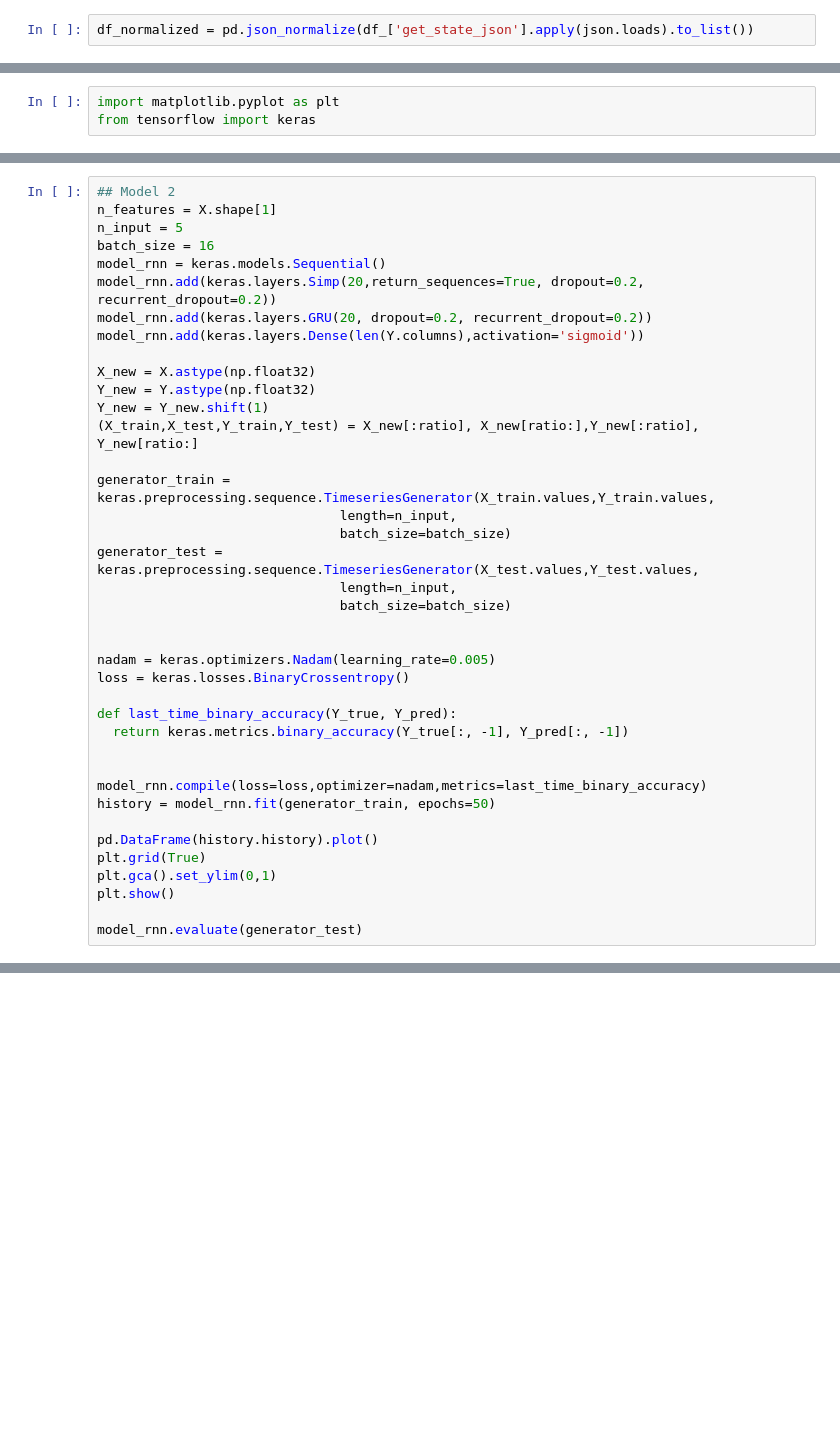
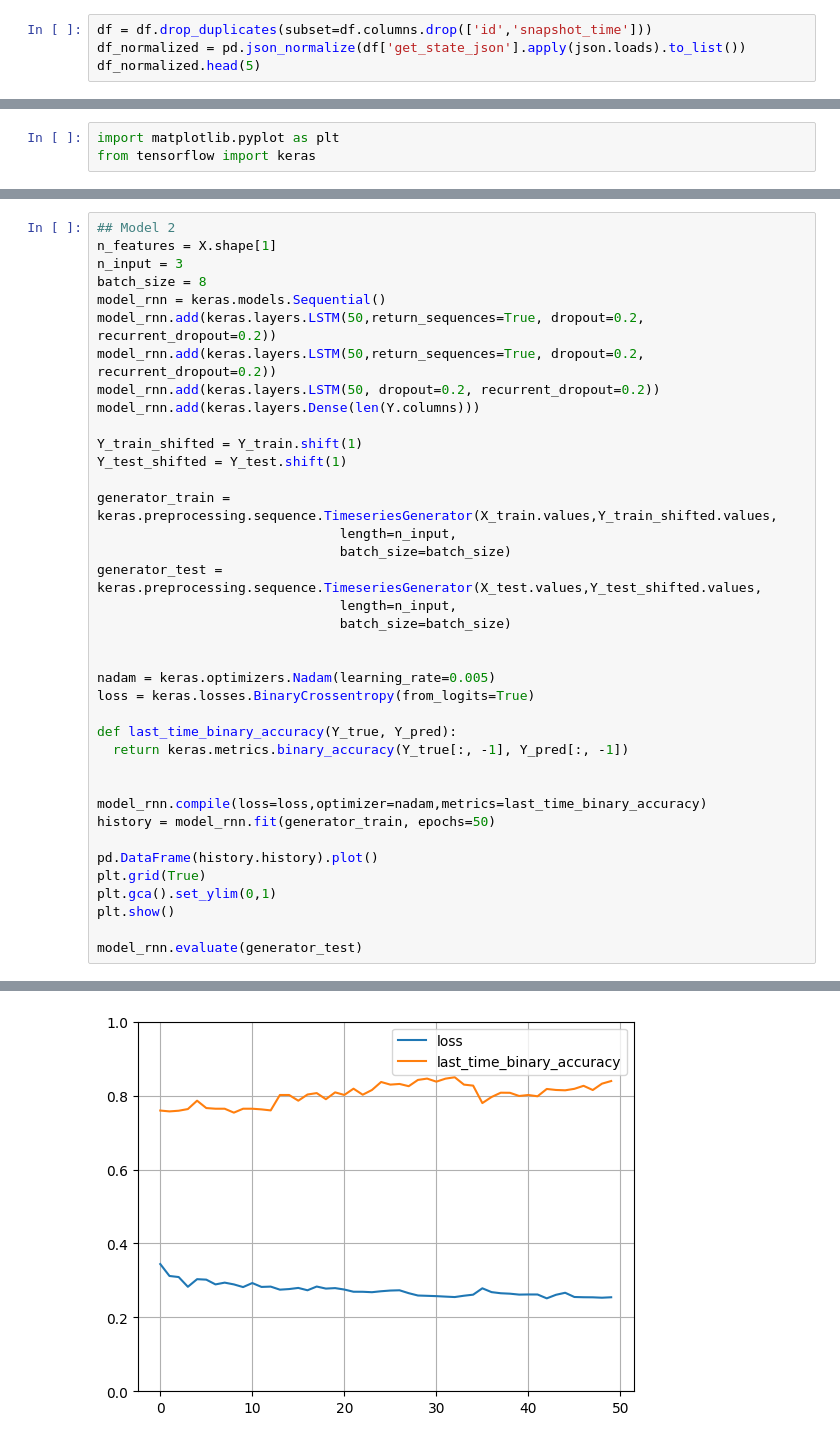
Before and after one commit to lcmchris/thesillyhome-container, a Jupyter notebook: thesillyhome_src/exploratory_data/exploratory.ipynb, the cells around one changed output, grey strips where cells are left out. Saved outputs shown, nothing was run; the diff lists cells and outputs as text; blank space fills up the shorter version.

```diff
--- a/thesillyhome_src/exploratory_data/exploratory.ipynb
+++ b/thesillyhome_src/exploratory_data/exploratory.ipynb
@@ -71,2 +24,4 @@ df_
 # %%
-df_normalized = pd.json_normalize(df_['get_state_json'].apply(json.loads).to_list())
+df = df.drop_duplicates(subset=df.columns.drop(['id','snapshot_time']))
+df_normalized = pd.json_normalize(df['get_state_json'].apply(json.loads).to_list())
+df_normalized.head(5)
@@ -148,28 +145,27 @@ ValueError: Failed to convert a NumPy array to a Tensor (Unsupported object type
 # %%
 ## Model 2
 n_features = X.shape[1]
-n_input = 5
-batch_size = 16
+n_input = 3
+batch_size = 8
 model_rnn = keras.models.Sequential()
-model_rnn.add(keras.layers.Simp(20,return_sequences=True, dropout=0.2, recurrent_dropout=0.2))
-model_rnn.add(keras.layers.GRU(20, dropout=0.2, recurrent_dropout=0.2))
-model_rnn.add(keras.layers.Dense(len(Y.columns),activation='sigmoid'))
+model_rnn.add(keras.layers.LSTM(50,return_sequences=True, dropout=0.2, recurrent_dropout=0.2))
+model_rnn.add(keras.layers.LSTM(50,return_sequences=True, dropout=0.2, recurrent_dropout=0.2))
+model_rnn.add(keras.layers.LSTM(50, dropout=0.2, recurrent_dropout=0.2))
+model_rnn.add(keras.layers.Dense(len(Y.columns)))
 
-X_new = X.astype(np.float32)
-Y_new = Y.astype(np.float32)
-Y_new = Y_new.shift(1)
-(X_train,X_test,Y_train,Y_test) = X_new[:ratio], X_new[ratio:],Y_new[:ratio], Y_new[ratio:]
+Y_train_shifted = Y_train.shift(1)
+Y_test_shifted = Y_test.shift(1)
 
-generator_train = keras.preprocessing.sequence.TimeseriesGenerator(X_train.values,Y_train.values,
+generator_train = keras.preprocessing.sequence.TimeseriesGenerator(X_train.values,Y_train_shifted.values,
                                length=n_input,
                                batch_size=batch_size)
-generator_test = keras.preprocessing.sequence.TimeseriesGenerator(X_test.values,Y_test.values,
+generator_test = keras.preprocessing.sequence.TimeseriesGenerator(X_test.values,Y_test_shifted.values,
                                length=n_input,
                                batch_size=batch_size)
 
 
 nadam = keras.optimizers.Nadam(learning_rate=0.005)
-loss = keras.losses.BinaryCrossentropy()
+loss = keras.losses.BinaryCrossentropy(from_logits=True)
 
 def last_time_binary_accuracy(Y_true, Y_pred):
   return keras.metrics.binary_accuracy(Y_true[:, -1], Y_pred[:, -1])
@@ -204,0 +201 @@ Epoch 38/50
+[figure, added]
```
Also changed, not shown: parts of 18 cells of this notebook, 2 other files.
